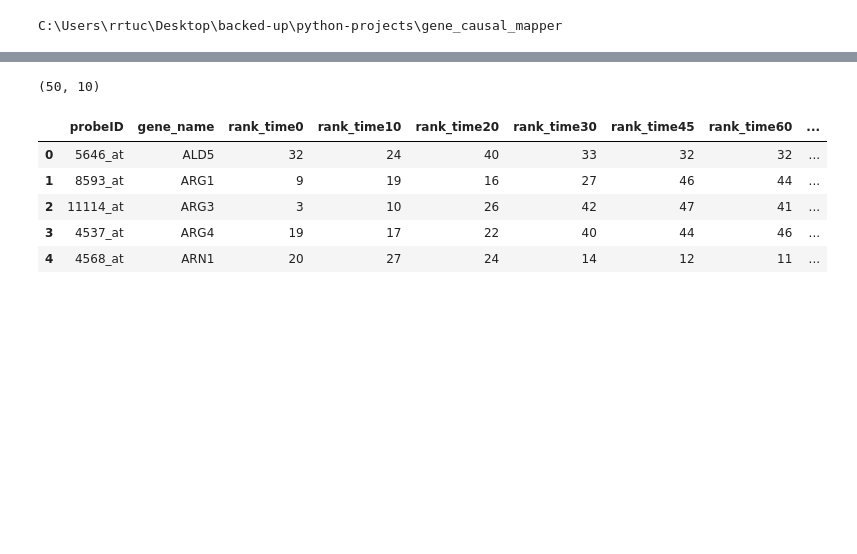
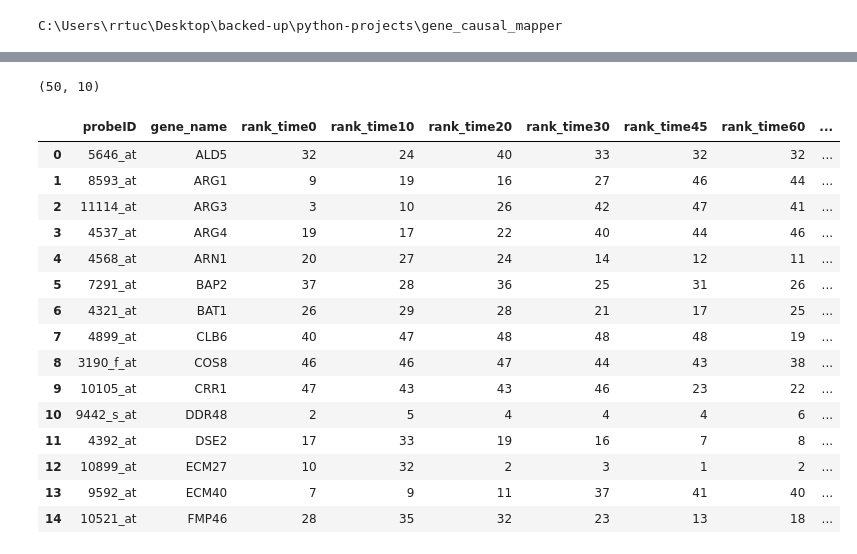
Before and after one commit to rrtucci/gene_causal_mapper, a Jupyter notebook: jupyter_notebooks/dream3_dataset.ipynb, the cells around one changed output, grey strips where cells are left out. Cells and saved outputs as stored; diff of their text form; code cells hidden in the pictures; blank space fills up the shorter version.

Commit message:
added DREAM3 dataset

```diff
--- a/jupyter_notebooks/dream3_dataset.ipynb
+++ b/jupyter_notebooks/dream3_dataset.ipynb
@@ -101,13 +99,22 @@ df.head(20)
 # %%
-df_gold = pd.read_csv('data/DREAM3GoldStandard_ExpressionChallenge.txt', sep='\t')
+df = pd.read_csv('data/DREAM3GoldStandard_ExpressionChallenge.txt', sep='\t')
+print(df.shape)
+df.head(15)
+# %% [output]
+(50, 10)
+|  | probeID | gene_name | rank_time0 | rank_time10 | rank_time20 | rank_time30 | rank_time45 | rank_time60 | ... |
+| 0 | 5646_at | ALD5 | 32 | 24 | 40 | 33 | 32 | 32 | ... |
+| 1 | 8593_at | ARG1 | 9 | 19 | 16 | 27 | 46 | 44 | ... |
+| 2 | 11114_at | ARG3 | 3 | 10 | 26 | 42 | 47 | 41 | ... |
+| 3 | 4537_at | ARG4 | 19 | 17 | 22 | 40 | 44 | 46 | ... |
+| 4 | 4568_at | ARN1 | 20 | 27 | 24 | 14 | 12 | 11 | ... |
+| 5 | 7291_at | BAP2 | 37 | 28 | 36 | 25 | 31 | 26 | ... |
+| 6 | 4321_at | BAT1 | 26 | 29 | 28 | 21 | 17 | 25 | ... |
+| 7 | 4899_at | CLB6 | 40 | 47 | 48 | 48 | 48 | 19 | ... |
+| 8 | 3190_f_at | COS8 | 46 | 46 | 47 | 44 | 43 | 38 | ... |
+| 9 | 10105_at | CRR1 | 47 | 43 | 43 | 46 | 23 | 22 | ... |
+| 10 | 9442_s_at | DDR48 | 2 | 5 | 4 | 4 | 4 | 6 | ... |
+| 11 | 4392_at | DSE2 | 17 | 33 | 19 | 16 | 7 | 8 | ... |
+| 12 | 10899_at | ECM27 | 10 | 32 | 2 | 3 | 1 | 2 | ... |
+| 13 | 9592_at | ECM40 | 7 | 9 | 11 | 37 | 41 | 40 | ... |
+| 14 | 10521_at | FMP46 | 28 | 35 | 32 | 23 | 13 | 18 | ... |
-# %%
-print(df_gold.shape)
-df_gold.head()
-# %% [output]
-(50, 10)
-|  | probeID | gene_name | rank_time0 | rank_time10 | rank_time20 | rank_time30 | rank_time45 | rank_time60 | ... |
-| 0 | 5646_at | ALD5 | 32 | 24 | 40 | 33 | 32 | 32 | ... |
-| 1 | 8593_at | ARG1 | 9 | 19 | 16 | 27 | 46 | 44 | ... |
-| 2 | 11114_at | ARG3 | 3 | 10 | 26 | 42 | 47 | 41 | ... |
-| 3 | 4537_at | ARG4 | 19 | 17 | 22 | 40 | 44 | 46 | ... |
-| 4 | 4568_at | ARN1 | 20 | 27 | 24 | 14 | 12 | 11 | ... |
```
Also changed, not shown: parts of 6 cells of this notebook, 3 other files.
